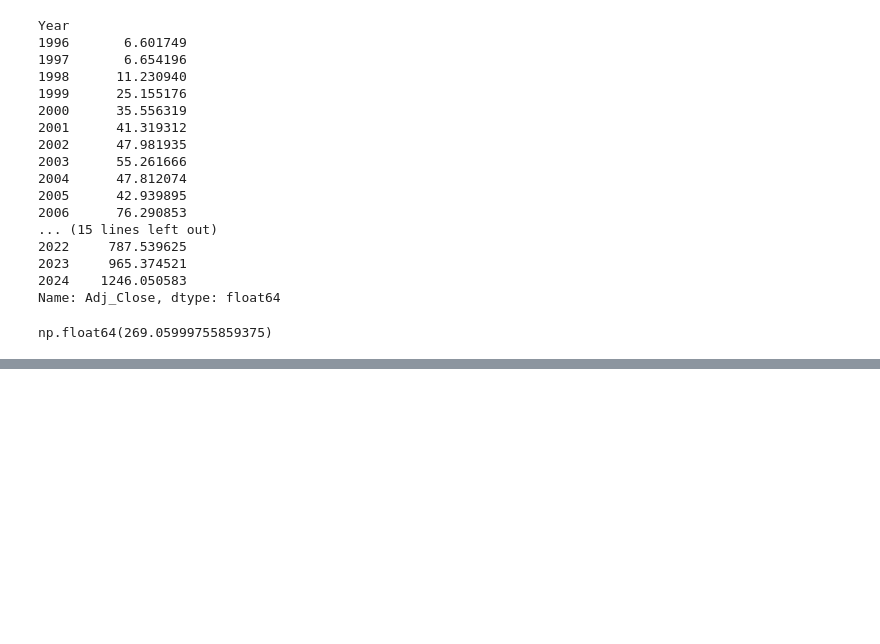
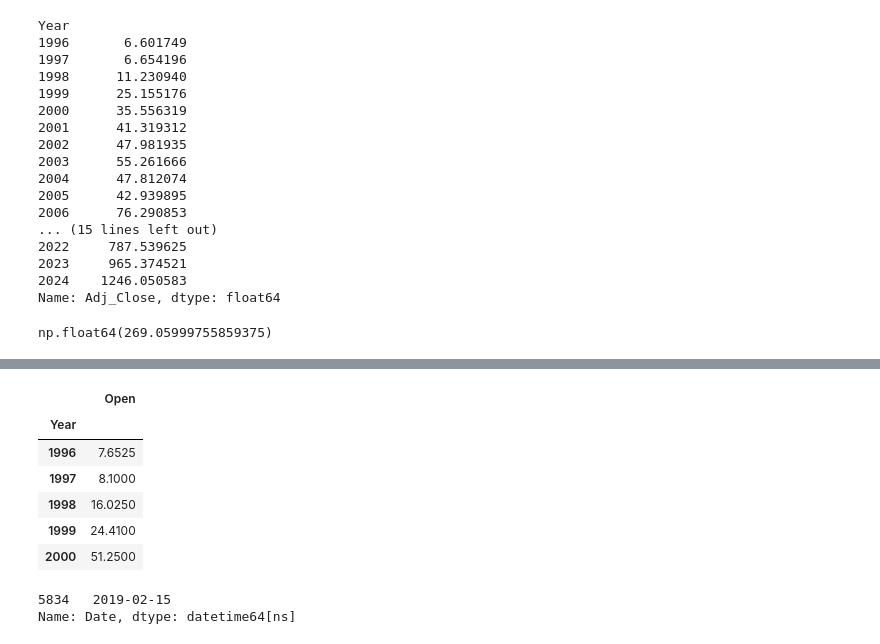
Before and after one commit to AayushParab44/Advanced_Statistics, a Jupyter notebook: DR_Reddys_Laboratories_Stock_Analysis.ipynb, the cells around one changed output, grey strips where cells are left out. Saved outputs shown, nothing was run; the diff lists cells and outputs as text; code cells hidden in the pictures; blank space fills up the shorter version.

```diff
--- a/DR_Reddys_Laboratories_Stock_Analysis.ipynb
+++ b/DR_Reddys_Laboratories_Stock_Analysis.ipynb
@@ -390,0 +412,10 @@ np.float64(269.05999755859375)
+# %%
+df[['Year','Open']].groupby('Year').min().head()
+# %% [output]
+|  | Open |
+| Year |  |
+| 1996 | 7.6525 |
+| 1997 | 8.1000 |
+| 1998 | 16.0250 |
+| 1999 | 24.4100 |
+| 2000 | 51.2500 |
@@ -391,3 +426,9 @@ np.float64(269.05999755859375)
+# %%
+# Identify the date with the largest daily price difference.
+df.iloc[np.where(df['Price_Diff']==np.max(df['Price_Diff']))[0]].Date
+# %% [output]
+5834   2019-02-15
+Name: Date, dtype: datetime64[ns]
 # %%
 # Part 4: Grouping and Aggregation
 # Group the data by year and calculate the total Volume for each year.
```
Also changed, not shown: parts of 6 cells of this notebook, 1 other file.
